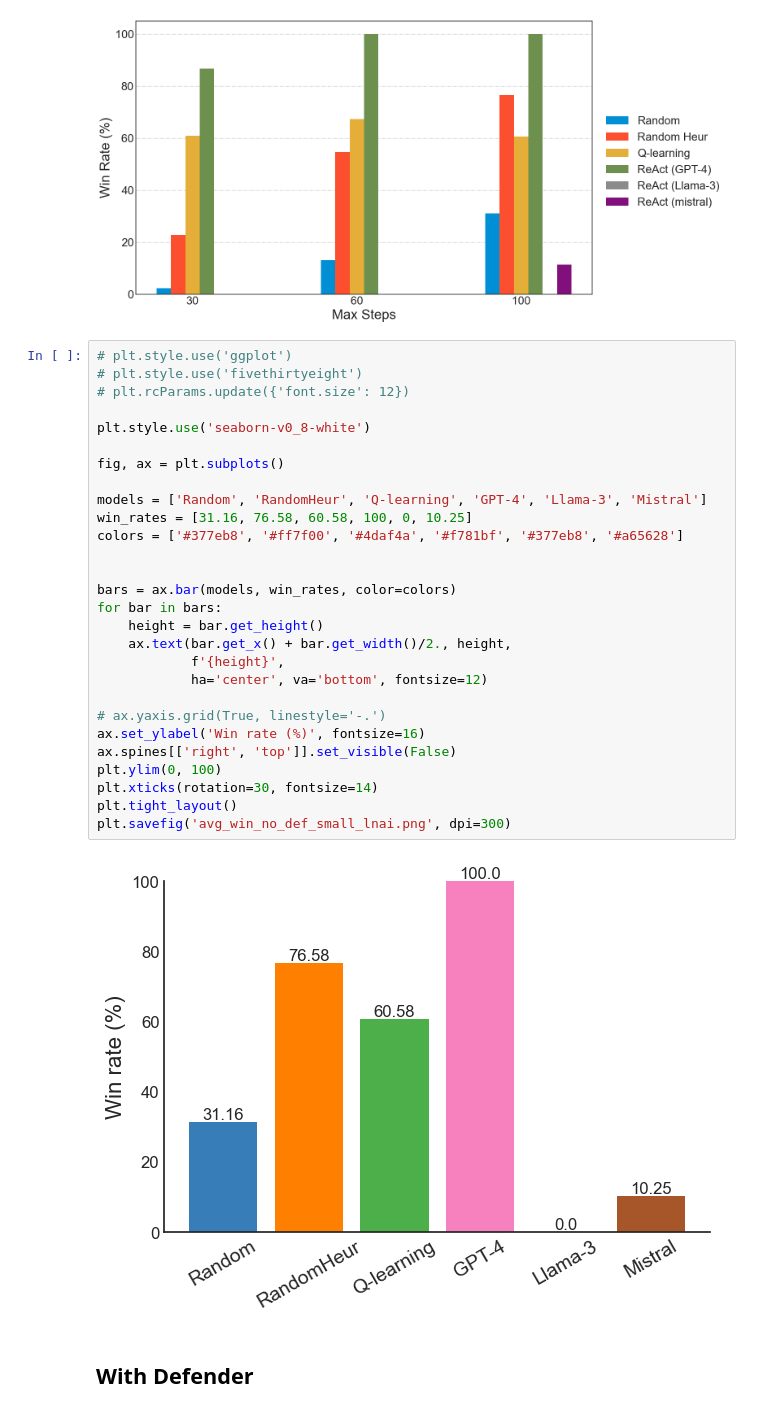
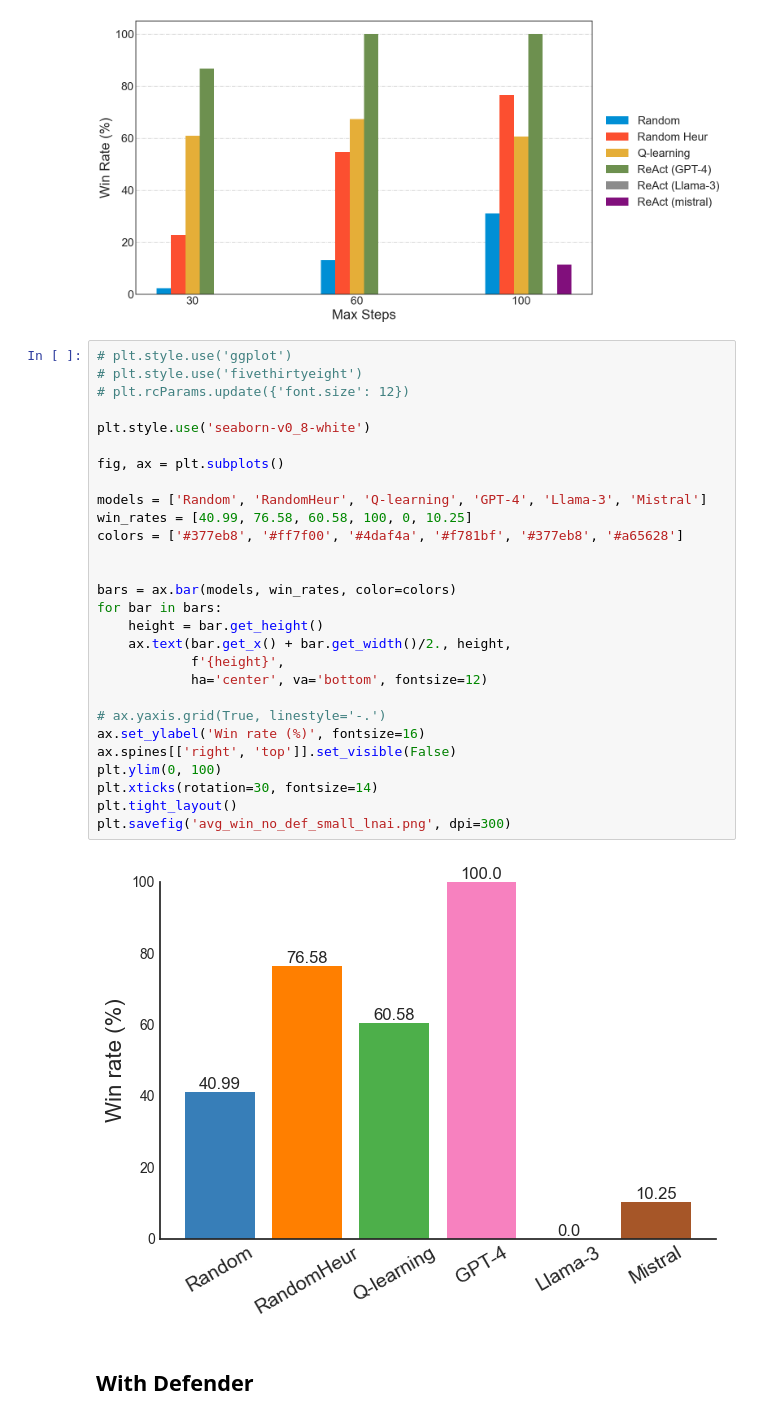
Before and after one commit to stratosphereips/NetSecGame, a Jupyter notebook: notebooks/paper_return_win_rate_small.ipynb, the cells around one changed output. Cells and saved outputs as stored; diff of their text form.

```diff
--- a/notebooks/paper_return_win_rate_small.ipynb
+++ b/notebooks/paper_return_win_rate_small.ipynb
@@ -107,33 +107,33 @@ fig.tight_layout()
 # %%
 # plt.style.use('ggplot')
 # plt.style.use('fivethirtyeight')
 # plt.rcParams.update({'font.size': 12})
 
 plt.style.use('seaborn-v0_8-white')
 
 fig, ax = plt.subplots()
 
 models = ['Random', 'RandomHeur', 'Q-learning', 'GPT-4', 'Llama-3', 'Mistral']
-win_rates = [31.16, 76.58, 60.58, 100, 0, 10.25]
+win_rates = [40.99, 76.58, 60.58, 100, 0, 10.25]
 colors = ['#377eb8', '#ff7f00', '#4daf4a', '#f781bf', '#377eb8', '#a65628']
 
 
 bars = ax.bar(models, win_rates, color=colors)
 for bar in bars:
     height = bar.get_height()
     ax.text(bar.get_x() + bar.get_width()/2., height,
             f'{height}',
             ha='center', va='bottom', fontsize=12)
 
 # ax.yaxis.grid(True, linestyle='-.')
 ax.set_ylabel('Win rate (%)', fontsize=16)
 ax.spines[['right', 'top']].set_visible(False)
 plt.ylim(0, 100)
 plt.xticks(rotation=30, fontsize=14)
 plt.tight_layout()
 plt.savefig('avg_win_no_def_small_lnai.png', dpi=300)
 # %% [output]
-[figure, old version]
+[figure, new version]
 # %% [markdown]
 ## With Defender
 # %%
```
Also changed, not shown: parts of 1 cell of this notebook, 1 other file.
